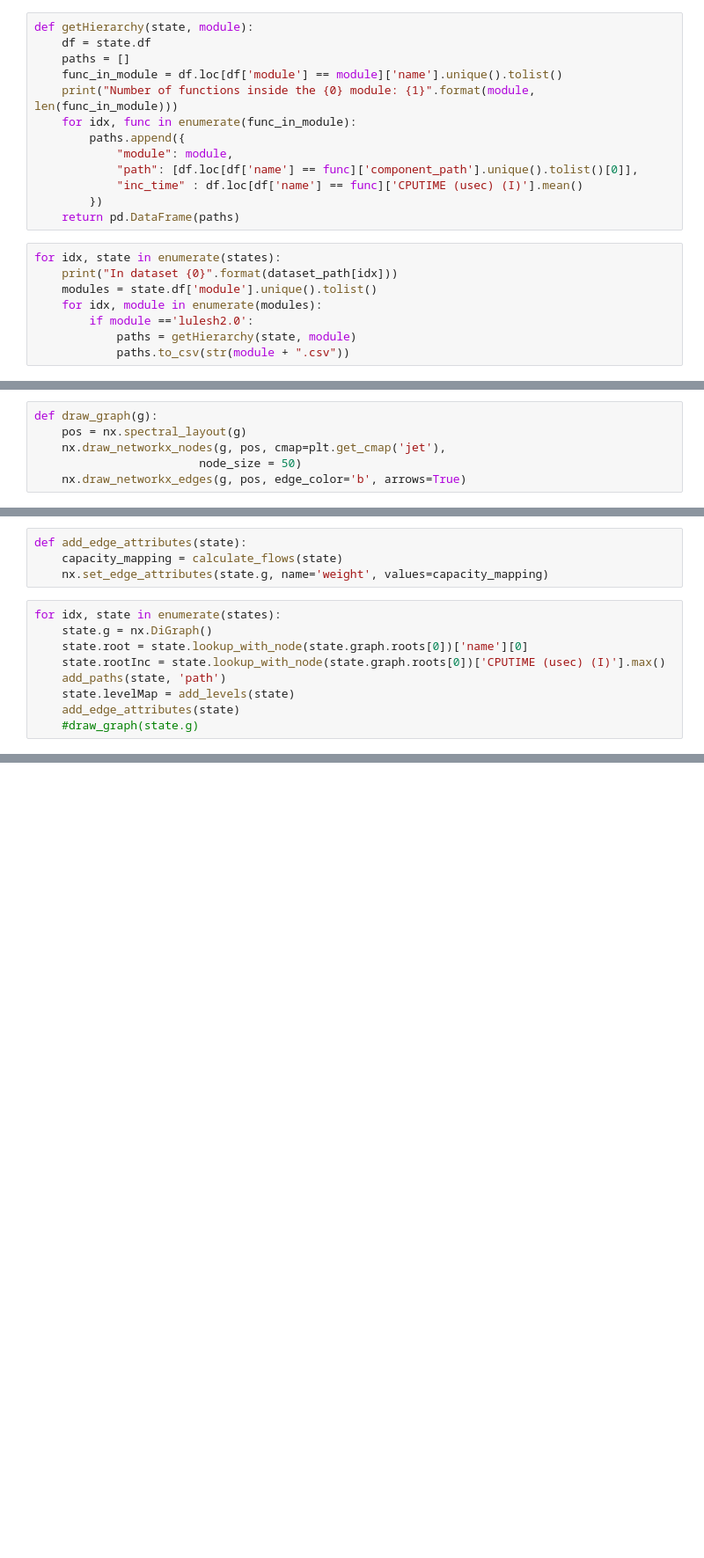
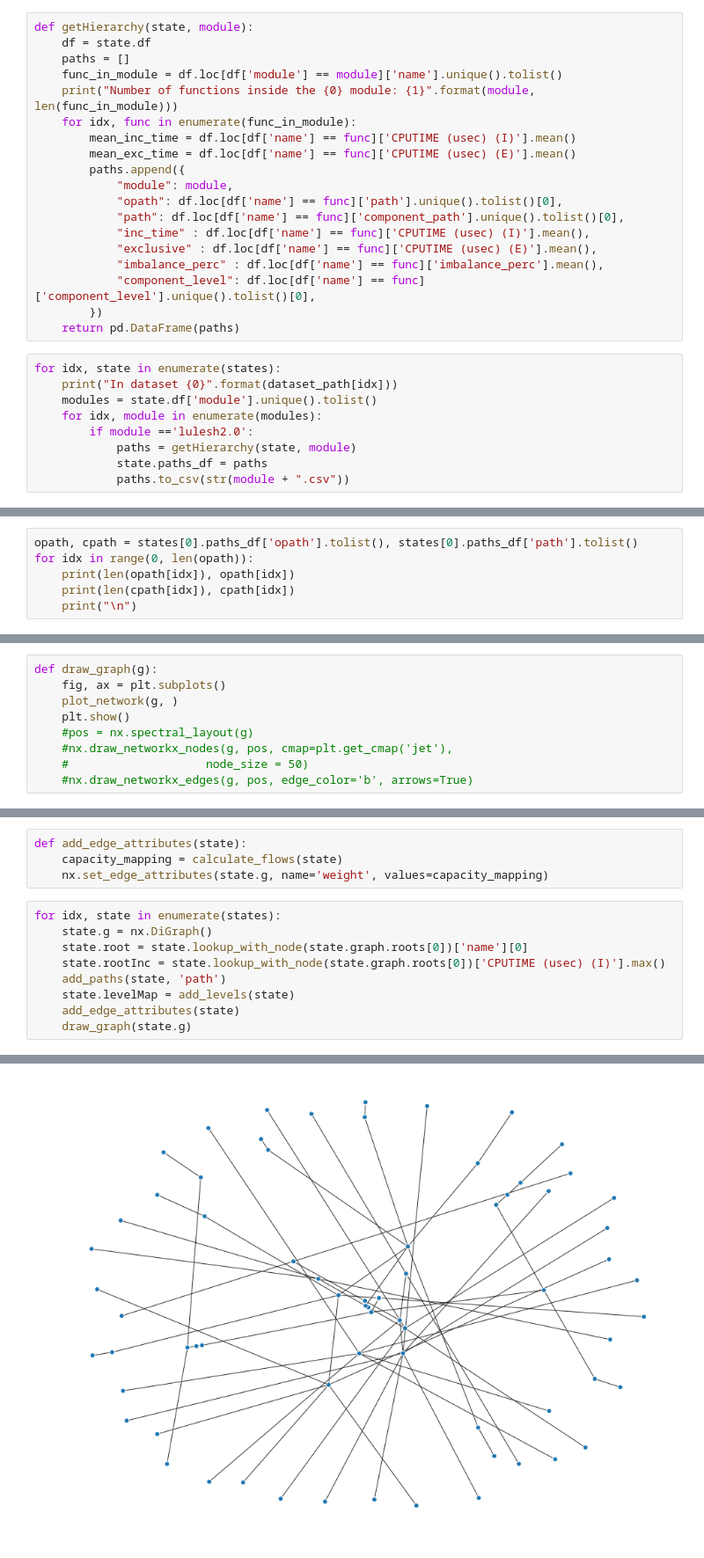
Before and after one commit to LLNL/CallFlow, a Jupyter notebook: src/server/diff-callflow.ipynb, the cells around one changed output, grey strips where cells are left out. Shown at 88% size. Cells and saved outputs as stored; diff of their text form; blank space fills up the shorter version.

```diff
--- a/src/server/diff-callflow.ipynb
+++ b/src/server/diff-callflow.ipynb
@@ -213,10 +62,16 @@ def getHierarchy(state, module):
     func_in_module = df.loc[df['module'] == module]['name'].unique().tolist()
     print("Number of functions inside the {0} module: {1}".format(module, len(func_in_module)))
     for idx, func in enumerate(func_in_module):
+        mean_inc_time = df.loc[df['name'] == func]['CPUTIME (usec) (I)'].mean()
+        mean_exc_time = df.loc[df['name'] == func]['CPUTIME (usec) (E)'].mean()
         paths.append({
             "module": module,
-            "path": [df.loc[df['name'] == func]['component_path'].unique().tolist()[0]],
-            "inc_time" : df.loc[df['name'] == func]['CPUTIME (usec) (I)'].mean()
+            "opath": df.loc[df['name'] == func]['path'].unique().tolist()[0],
+            "path": df.loc[df['name'] == func]['component_path'].unique().tolist()[0],
+            "inc_time" : df.loc[df['name'] == func]['CPUTIME (usec) (I)'].mean(),
+            "exclusive" : df.loc[df['name'] == func]['CPUTIME (usec) (E)'].mean(),
+            "imbalance_perc" : df.loc[df['name'] == func]['imbalance_perc'].mean(),
+            "component_level": df.loc[df['name'] == func]['component_level'].unique().tolist()[0],
         })
     return pd.DataFrame(paths)
 # %%
@@ -226,6 +81,7 @@ for idx, state in enumerate(states):
     for idx, module in enumerate(modules):
         if module =='lulesh2.0':
             paths = getHierarchy(state, module)
+            state.paths_df = paths
             paths.to_csv(str(module + ".csv"))
 # %% [output]
 In dataset data/lulesh-1/db-ampi4-100-1
@@ -234 +90,7 @@ In dataset data/lulesh-1/hpctoolkit-database
 Number of functions inside the lulesh2.0 module: 36
+# %%
+opath, cpath = states[0].paths_df['opath'].tolist(), states[0].paths_df['path'].tolist()
+for idx in range(0, len(opath)):
+    print(len(opath[idx]), opath[idx])
+    print(len(cpath[idx]), cpath[idx])
+    print("\n")
@@ -259,10 +150,13 @@ def print_graph(states):
         print(state.g.nodes())
 # %%
 def draw_graph(g):
-    pos = nx.spectral_layout(g)
-    nx.draw_networkx_nodes(g, pos, cmap=plt.get_cmap('jet'),
-                        node_size = 50)
-    nx.draw_networkx_edges(g, pos, edge_color='b', arrows=True)
+    fig, ax = plt.subplots()
+    plot_network(g, )
+    plt.show()
+    #pos = nx.spectral_layout(g)
+    #nx.draw_networkx_nodes(g, pos, cmap=plt.get_cmap('jet'),
+    #                    node_size = 50)
+    #nx.draw_networkx_edges(g, pos, edge_color='b', arrows=True)
 # %%
 def add_levels(state):
     levelMap = {}
@@ -364,6 +258,6 @@ for idx, state in enumerate(states):
     add_paths(state, 'path')
     state.levelMap = add_levels(state)
     add_edge_attributes(state)
-    #draw_graph(state.g)
+    draw_graph(state.g)
 # %% [output]
 Start node <partial call paths>
@@ -370,0 +264 @@ Start node <partial call paths>
+[figure, added]
```
Also changed, not shown: parts of 25 cells of this notebook, 2 other files.
